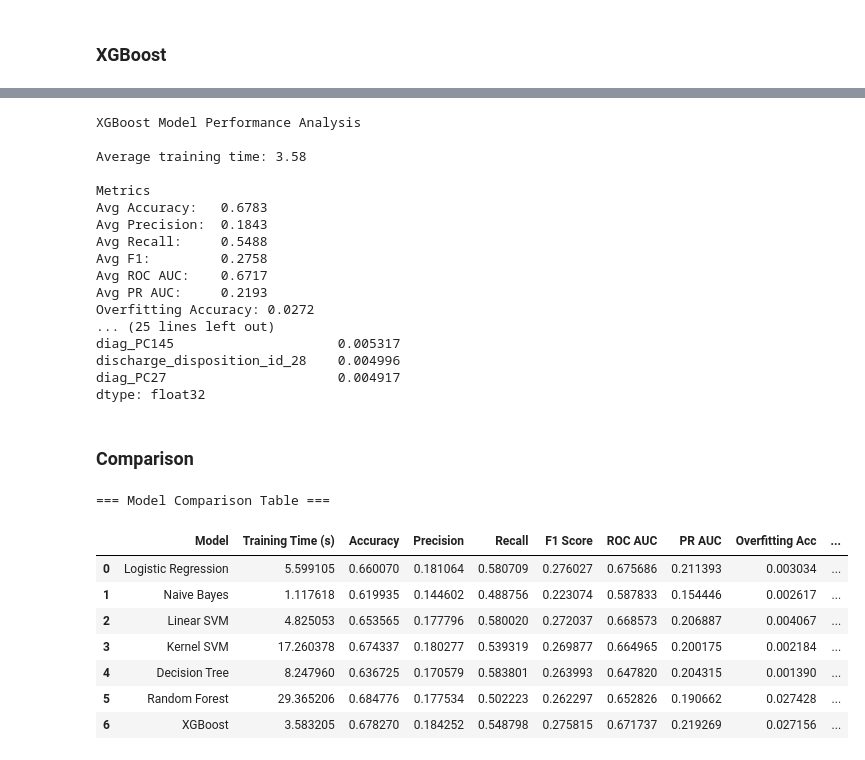
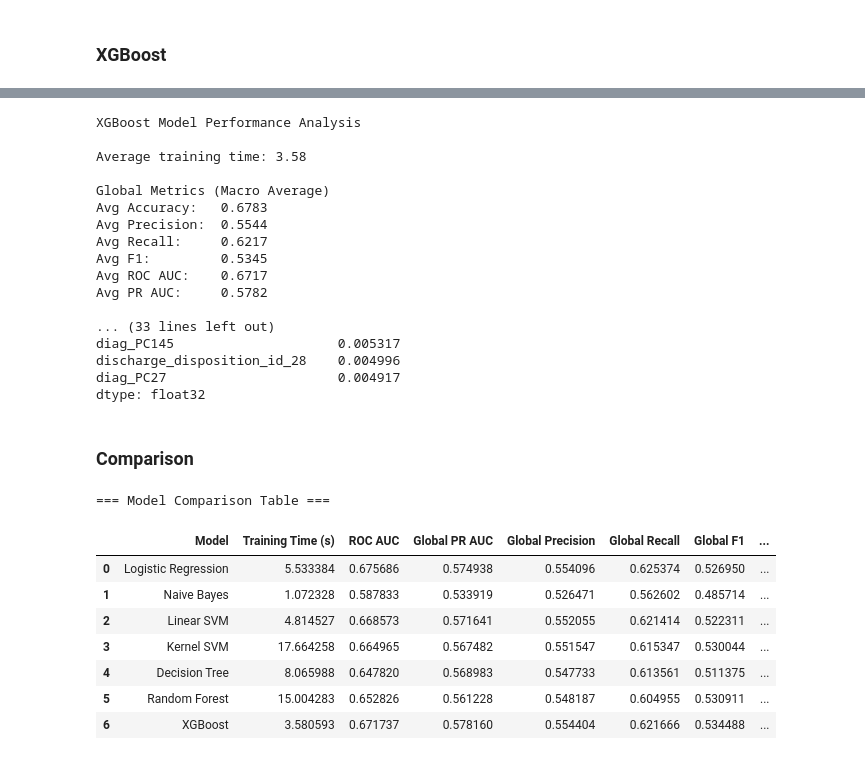
Before and after one commit to yongjun21/Team10_IT5006_Healthcare_Analytics_AY2526, a Jupyter notebook: notebooks/models.ipynb, the cells around one changed output, grey strips where cells are left out. Saved outputs shown, nothing was run; the diff lists cells and outputs as text; code cells hidden in the pictures.

Commit message:
Include global precision/recall/f1

```diff
--- a/notebooks/models.ipynb
+++ b/notebooks/models.ipynb
@@ -616,18 +680,29 @@ print("XGBoost Model Performance Analysis")
 print(
     f"\nAverage training time: {xgb_results['training_time'][0]:.2f}")
 
-print("\nMetrics")
+print("\nGlobal Metrics (Macro Average)")
 print(
     f"{'Avg Accuracy:':<15} {xgb_results['test_accuracy'][0]:.4f}")
 print(
-    f"{'Avg Precision:':<15} {xgb_results['test_precision_score'][0]:.4f}")
+    f"{'Avg Precision:':<15} {xgb_results['test_avg_precision'][0]:.4f}")
 print(
-    f"{'Avg Recall:':<15} {xgb_results['test_recall_score'][0]:.4f}")
-print(f"{'Avg F1:':<15} {xgb_results['test_f1'][0]:.4f}")
+    f"{'Avg Recall:':<15} {xgb_results['test_avg_recall'][0]:.4f}")
+print(f"{'Avg F1:':<15} {xgb_results['test_avg_f1'][0]:.4f}")
 print(
     f"{'Avg ROC AUC:':<15} {xgb_results['test_roc_auc'][0]:.4f}")
 print(
-    f"{'Avg PR AUC:':<15} {xgb_results['test_pr_auc'][0]:.4f}")
+    f"{'Avg PR AUC:':<15} {xgb_results['test_avg_pr_auc'][0]:.4f}")
+
+print("\nTarget Class Metrics (Class 1 - Readmission)")
+print(
+    f"{'Target Precision:':<15} {xgb_results['test_target_precision'][0]:.4f}")
+print(
+    f"{'Target Recall:':<15} {xgb_results['test_target_recall'][0]:.4f}")
+print(f"{'Target F1:':<15} {xgb_results['test_target_f1'][0]:.4f}")
+print(
+    f"{'Target PR AUC:':<15} {xgb_results['test_target_pr_auc'][0]:.4f}")
+
+print("\nOverfitting Analysis")
 print(
     f"{'Overfitting Accuracy:':<15} {xgb_results['overfitting_accuracy'][0]:.4f}")
 print(
@@ -650,15 +725,15 @@ XGBoost Model Performance Analysis
 
 Average training time: 3.58
 
-Metrics
+Global Metrics (Macro Average)
 Avg Accuracy:   0.6783
-Avg Precision:  0.1843
-Avg Recall:     0.5488
-Avg F1:         0.2758
+Avg Precision:  0.5544
+Avg Recall:     0.6217
+Avg F1:         0.5345
 Avg ROC AUC:    0.6717
-Avg PR AUC:     0.2193
-Overfitting Accuracy: 0.0272
-... (25 lines left out)
+Avg PR AUC:     0.5782
+
+... (33 lines left out)
 diag_PC145                     0.005317
 discharge_disposition_id_28    0.004996
 diag_PC27                      0.004917
@@ -668,46 +743,51 @@ dtype: float32
 # %%
 # Create comparison table with all model results
 print("=== Model Comparison Table ===")
 
 # Collect all results
 models_data = {
     'Logistic Regression': logistic_regression_results,
     'Naive Bayes': naive_bayes_results,
     'Linear SVM': linear_svm_results,
     'Kernel SVM': rff_svm_results,
     'Decision Tree': decision_tree_results,
     'Random Forest': random_forest_results,
     'XGBoost': xgb_results
 }
 
 # Create comparison DataFrame with numeric values for better analysis
+# Order: training time, roc auc, global pr auc, global p/r/f, accuracy, target pr/f, target pr auc, overfitting auc, overfitting acc
 comparison_data = []
 for model_name, results in models_data.items():
     comparison_data.append({
         'Model': model_name,
         'Training Time (s)': results['training_time'][0],
+        'ROC AUC': results['test_roc_auc'][0],
+        'Global PR AUC': results['test_avg_pr_auc'][0],
+        'Global Precision': results['test_avg_precision'][0],
+        'Global Recall': results['test_avg_recall'][0],
+        'Global F1': results['test_avg_f1'][0],
         'Accuracy': results['test_accuracy'][0],
-        'Precision': results['test_precision_score'][0],
-        'Recall': results['test_recall_score'][0],
-        'F1 Score': results['test_f1'][0],
-        'ROC AUC': results['test_roc_auc'][0],
-        'PR AUC': results['test_pr_auc'][0],
-        'Overfitting Acc': results['overfitting_accuracy'][0],
-        'Overfitting AUC': results['overfitting_auc'][0]
+        'Target Precision': results['test_target_precision'][0],
+        'Target Recall': results['test_target_recall'][0],
+        'Target F1': results['test_target_f1'][0],
+        'Target PR AUC': results['test_target_pr_auc'][0],
+        'Overfitting AUC': results['overfitting_auc'][0],
+        'Overfitting Acc': results['overfitting_accuracy'][0]
     })
 
 comparison_df = pd.DataFrame(comparison_data)
 comparison_df
 # %% [output]
 === Model Comparison Table ===
-|  | Model | Training Time (s) | Accuracy | Precision | Recall | F1 Score | ROC AUC | PR AUC | Overfitting Acc | ... |
-| 0 | Logistic Regression | 5.599105 | 0.660070 | 0.181064 | 0.580709 | 0.276027 | 0.675686 | 0.211393 | 0.003034 | ... |
-| 1 | Naive Bayes | 1.117618 | 0.619935 | 0.144602 | 0.488756 | 0.223074 | 0.587833 | 0.154446 | 0.002617 | ... |
-| 2 | Linear SVM | 4.825053 | 0.653565 | 0.177796 | 0.580020 | 0.272037 | 0.668573 | 0.206887 | 0.004067 | ... |
-| 3 | Kernel SVM | 17.260378 | 0.674337 | 0.180277 | 0.539319 | 0.269877 | 0.664965 | 0.200175 | 0.002184 | ... |
-| 4 | Decision Tree | 8.247960 | 0.636725 | 0.170579 | 0.583801 | 0.263993 | 0.647820 | 0.204315 | 0.001390 | ... |
-| 5 | Random Forest | 29.365206 | 0.684776 | 0.177534 | 0.502223 | 0.262297 | 0.652826 | 0.190662 | 0.027428 | ... |
-| 6 | XGBoost | 3.583205 | 0.678270 | 0.184252 | 0.548798 | 0.275815 | 0.671737 | 0.219269 | 0.027156 | ... |
+|  | Model | Training Time (s) | ROC AUC | Global PR AUC | Global Precision | Global Recall | Global F1 | ... |
+| 0 | Logistic Regression | 5.533384 | 0.675686 | 0.574938 | 0.554096 | 0.625374 | 0.526950 | ... |
+| 1 | Naive Bayes | 1.072328 | 0.587833 | 0.533919 | 0.526471 | 0.562602 | 0.485714 | ... |
+| 2 | Linear SVM | 4.814527 | 0.668573 | 0.571641 | 0.552055 | 0.621414 | 0.522311 | ... |
+| 3 | Kernel SVM | 17.664258 | 0.664965 | 0.567482 | 0.551547 | 0.615347 | 0.530044 | ... |
+| 4 | Decision Tree | 8.065988 | 0.647820 | 0.568983 | 0.547733 | 0.613561 | 0.511375 | ... |
+| 5 | Random Forest | 15.004283 | 0.652826 | 0.561228 | 0.548187 | 0.604955 | 0.530911 | ... |
+| 6 | XGBoost | 3.580593 | 0.671737 | 0.578160 | 0.554404 | 0.621666 | 0.534488 | ... |
 # %%
 # Analysis of the comparison results
 print("=== Model Performance Analysis ===")
```
Also changed, not shown: parts of 14 cells of this notebook, 3 other files.
